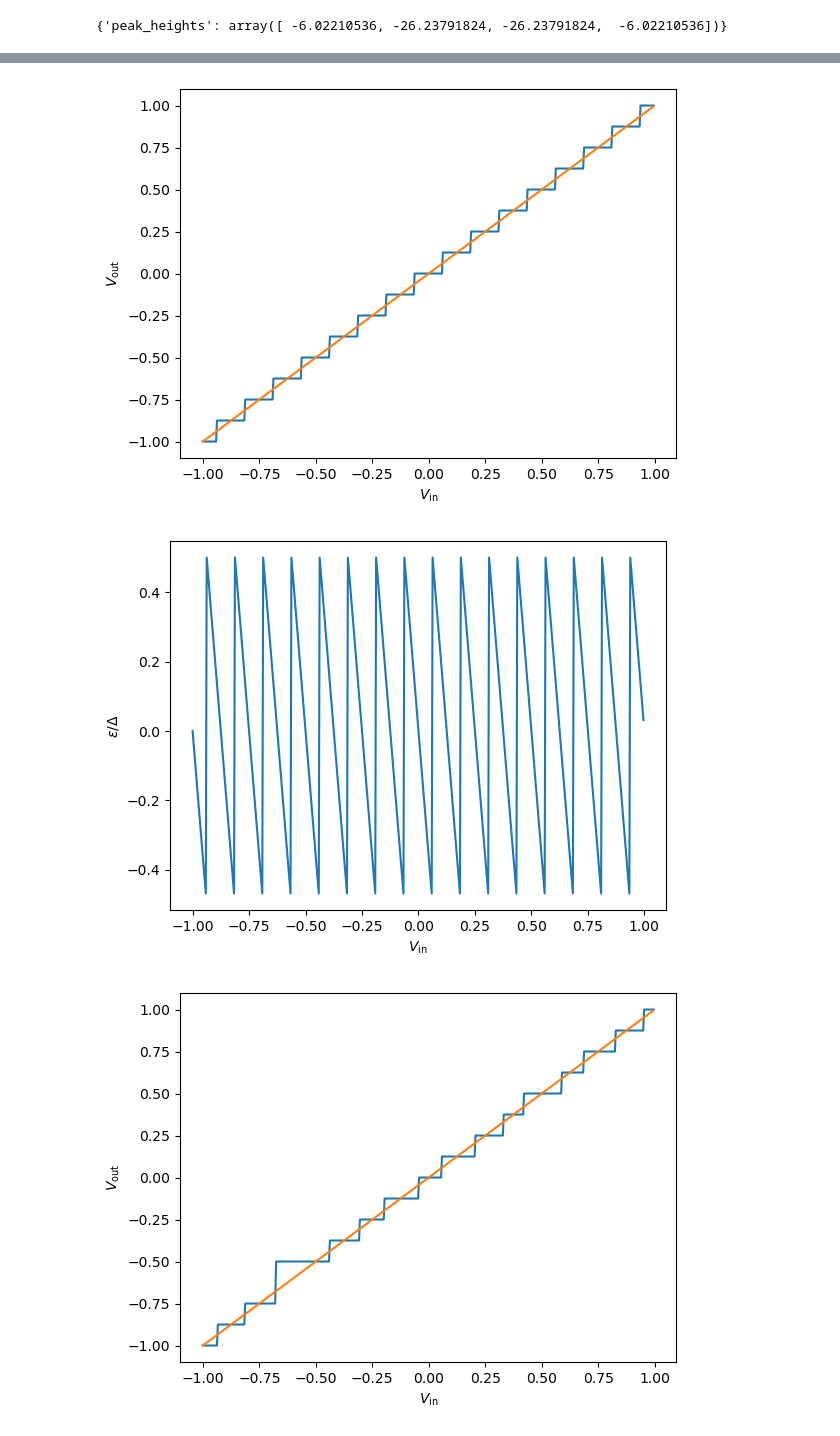
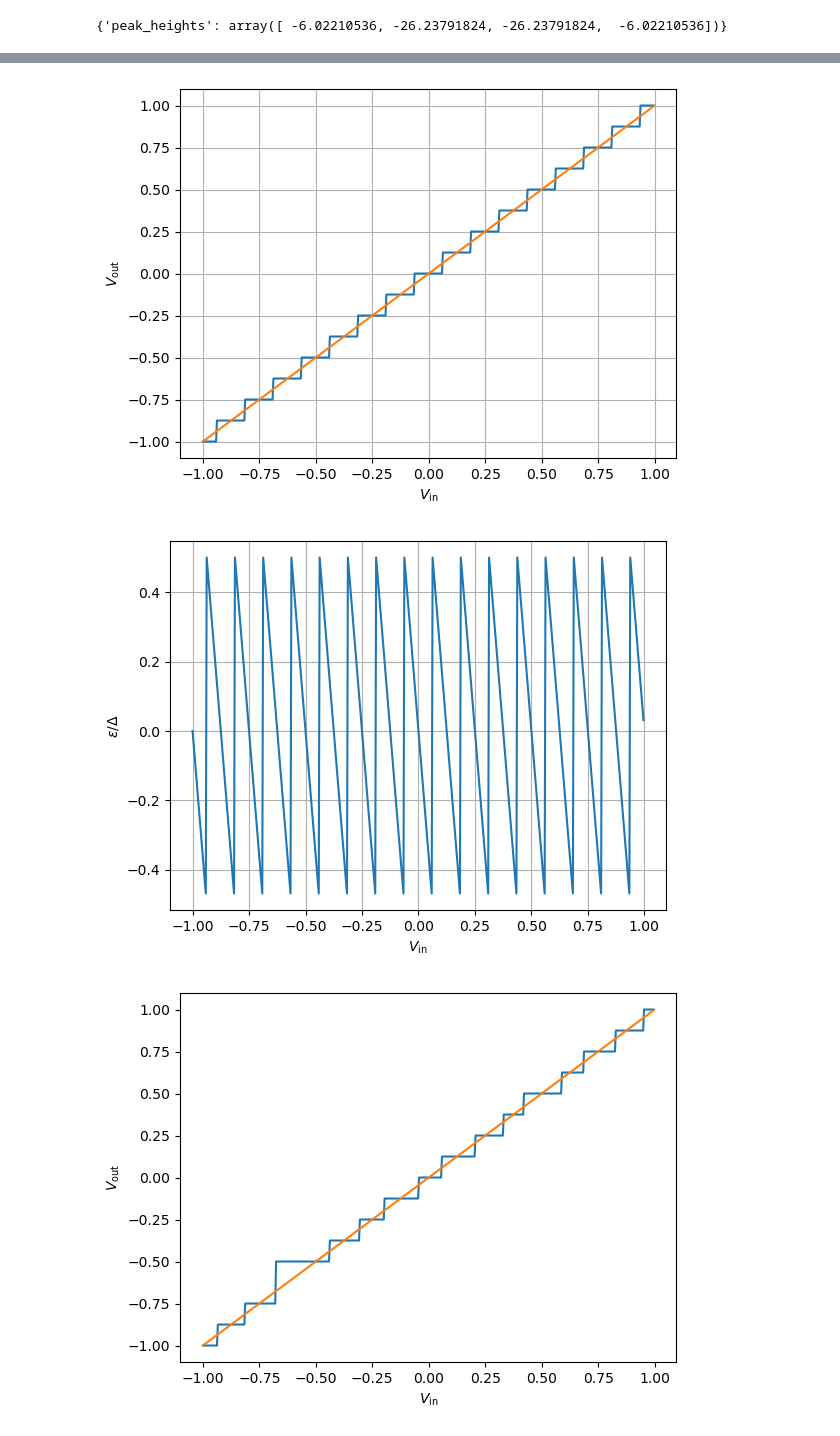
Before and after one commit to urosminoski/All-Digital-RF-Transmitter-in-FPGA-master-, a Jupyter notebook: sim/HSOS_project/jupyter/Odabiranje_Rekonstrukcija_Signala.ipynb, the cells around one changed output, grey strips where cells are left out. Drawn from its saved outputs; the diff is of its cells as text; code cells hidden in the pictures.

```diff
--- a/sim/HSOS_project/jupyter/Odabiranje_Rekonstrukcija_Signala.ipynb
+++ b/sim/HSOS_project/jupyter/Odabiranje_Rekonstrukcija_Signala.ipynb
@@ -418,27 +418,29 @@ class quantizator():
 # %%
 import matplotlib.pylab as plt
 import numpy as np
 nBits = 4
 nPoints = 16
 a=quantizator(4,offset=0.5)
 x=np.arange(-nPoints*2**nBits,nPoints*2**nBits,1)*1.0/(nPoints*2**nBits)
 
 #a.stepErrors(0.2)
 #a.missingCodes[32] = 1
 
 y=a(x)
 plt.plot(x, y)
 plt.plot(x, x)
 plt.xlabel(r'$V_\mathrm{in}$')
 plt.ylabel(r'$V_\mathrm{out}$')
+plt.grid()
 plt.show()
 plt.plot(x,(y-x)/(a.delta))
 plt.xlabel(r'$V_\mathrm{in}$')
 plt.ylabel(r'$\varepsilon/\Delta$')
+plt.grid()
 plt.show();
 # %% [output]
-[figure, old version]
+[figure, new version]
-[figure, old version]
+[figure, new version]
 # %%
 import matplotlib.pylab as plt
 import numpy as np
```
Also changed, not shown: 26 other files.
